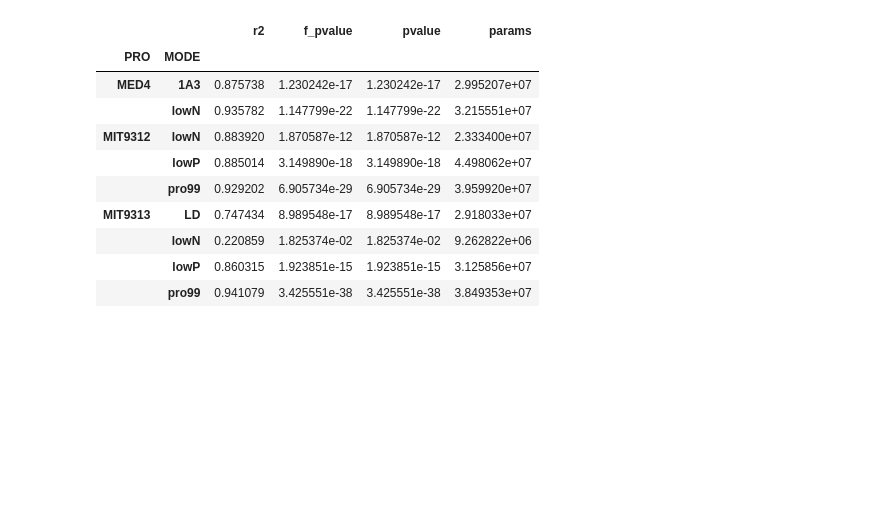
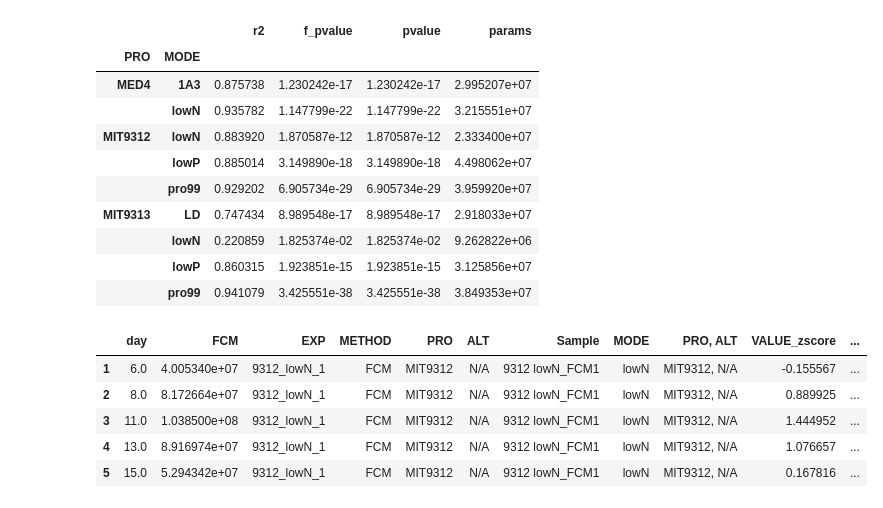
Before and after one commit to wosnat/ccpa, a Jupyter notebook: ccpa_fcm_fl.ipynb, the cells around one changed output. Saved outputs shown, nothing was run; the diff lists cells and outputs as text; code cells hidden in the pictures; blank space fills up the shorter version.

```diff
--- a/ccpa_fcm_fl.ipynb
+++ b/ccpa_fcm_fl.ipynb
@@ -474,0 +487,9 @@ MIT9313  0.815836  5.447234e-62  5.447234e-62  3.195992e+07
+# %%
+compdf.head()
+# %% [output]
+|  | day | FCM | EXP | METHOD | PRO | ALT | Sample | MODE | PRO, ALT | VALUE_zscore | ... |
+| 1 | 6.0 | 4.005340e+07 | 9312_lowN_1 | FCM | MIT9312 | N/A | 9312 lowN_FCM1 | lowN | MIT9312, N/A | -0.155567 | ... |
+| 2 | 8.0 | 8.172664e+07 | 9312_lowN_1 | FCM | MIT9312 | N/A | 9312 lowN_FCM1 | lowN | MIT9312, N/A | 0.889925 | ... |
+| 3 | 11.0 | 1.038500e+08 | 9312_lowN_1 | FCM | MIT9312 | N/A | 9312 lowN_FCM1 | lowN | MIT9312, N/A | 1.444952 | ... |
+| 4 | 13.0 | 8.916974e+07 | 9312_lowN_1 | FCM | MIT9312 | N/A | 9312 lowN_FCM1 | lowN | MIT9312, N/A | 1.076657 | ... |
+| 5 | 15.0 | 5.294342e+07 | 9312_lowN_1 | FCM | MIT9312 | N/A | 9312 lowN_FCM1 | lowN | MIT9312, N/A | 0.167816 | ... |
```
Also changed, not shown: parts of 14 cells of this notebook, 1 other file.
